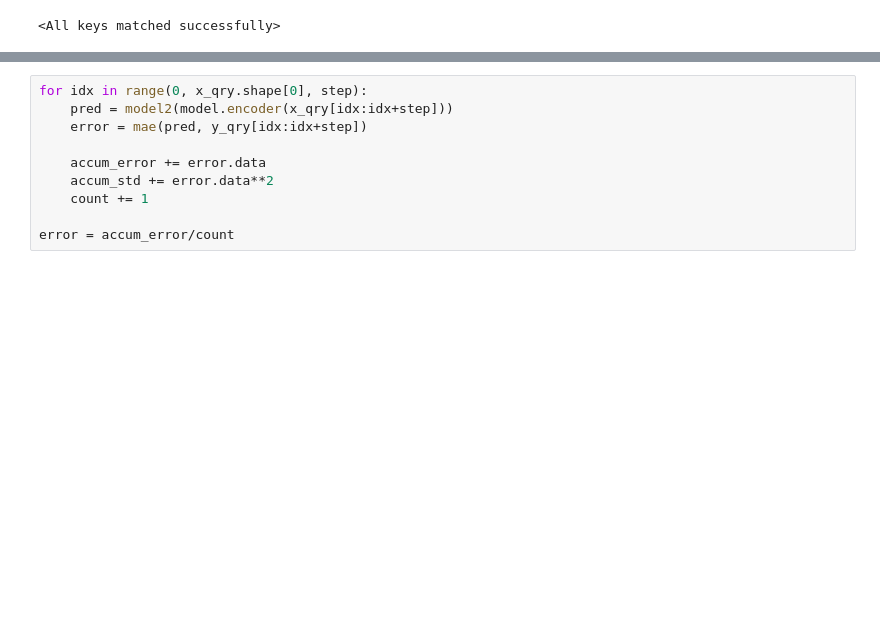
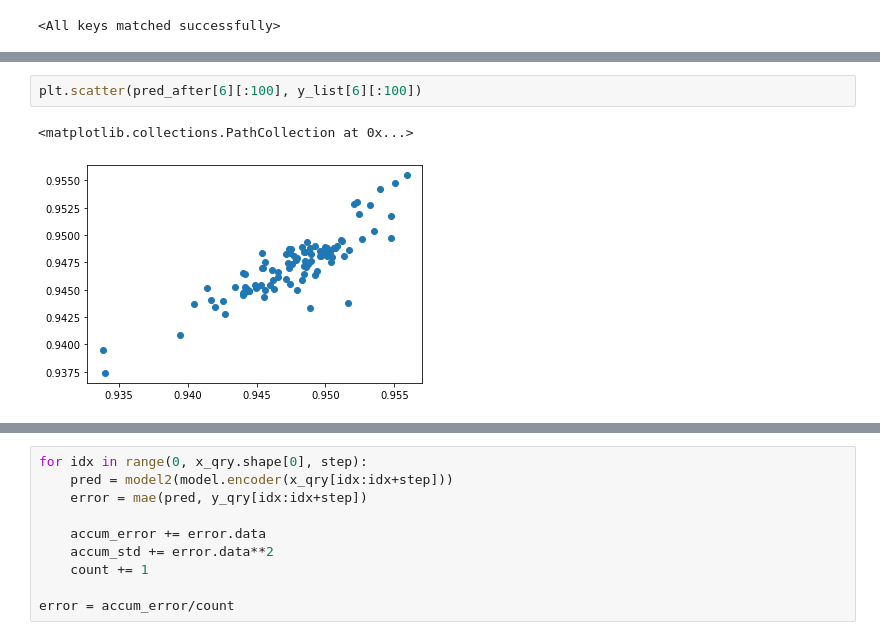
Before and after one commit to sebastianpinedaar/time-series-meta-learning, a Jupyter notebook: master-thesis/Code/meta-learning/MAML-50-50.ipynb, the cells around one changed output, grey strips where cells are left out. Drawn from its saved outputs; the diff is of its cells as text; blank space fills up the shorter version.

```diff
--- a/master-thesis/Code/meta-learning/MAML-50-50.ipynb
+++ b/master-thesis/Code/meta-learning/MAML-50-50.ipynb
@@ -251,0 +307,5 @@ float(error.cpu().numpy())
+# %%
+plt.scatter(pred_after[6][:100], y_list[6][:100])
+# %% [output]
+<matplotlib.collections.PathCollection at 0x...>
+[figure, added]
```
Also changed, not shown: parts of 13 cells of this notebook, 19 other files.
